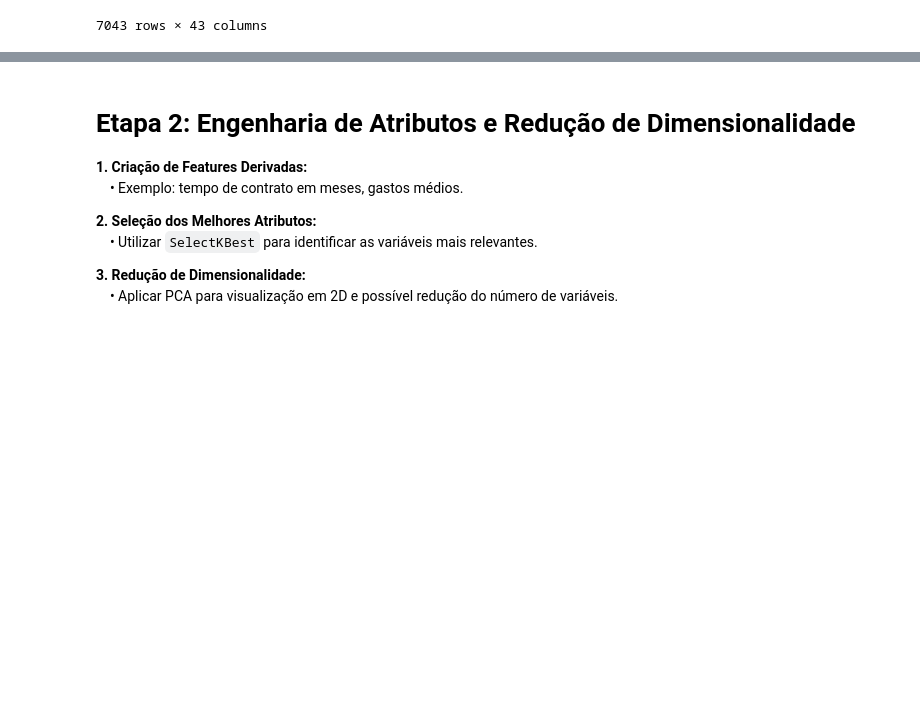
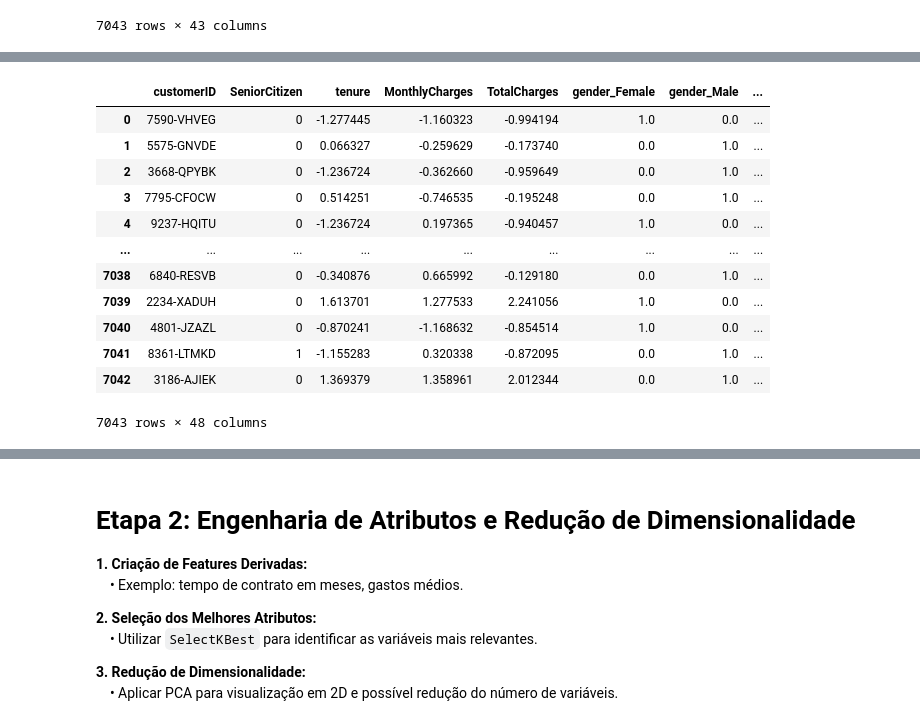
Before and after one commit to diego-albertino/Previsao-Churn, a Jupyter notebook: previsao_de_churn.ipynb, the cells around one changed output, grey strips where cells are left out. Drawn from its saved outputs; the diff is of its cells as text; code cells hidden in the pictures; blank space fills up the shorter version.

```diff
--- a/previsao_de_churn.ipynb
+++ b/previsao_de_churn.ipynb
@@ -187,3 +187,29 @@ dados
 # %%
 #  Escalonar variaveis numéricas
 from sklearn.preprocessing import StandardScaler
+
+# cria uma instância do StandardScaler
+scaler = StandardScaler()
+
+# seleciona as colunas numéricas
+colunas_numericas = ['tenure', 'MonthlyCharges', 'TotalCharges']
+
+# aplica o scaler nas colunas numéricas
+dados[colunas_numericas] = scaler.fit_transform(dados[colunas_numericas])
+
+# exibe o DataFrame com as colunas numéricas escalonadas
+display(dados)
+# %% [output]
+|  | customerID | SeniorCitizen | tenure | MonthlyCharges | TotalCharges | gender_Female | gender_Male | ... |
+| 0 | 7590-VHVEG | 0 | -1.277445 | -1.160323 | -0.994194 | 1.0 | 0.0 | ... |
+| 1 | 5575-GNVDE | 0 | 0.066327 | -0.259629 | -0.173740 | 0.0 | 1.0 | ... |
+| 2 | 3668-QPYBK | 0 | -1.236724 | -0.362660 | -0.959649 | 0.0 | 1.0 | ... |
+| 3 | 7795-CFOCW | 0 | 0.514251 | -0.746535 | -0.195248 | 0.0 | 1.0 | ... |
+| 4 | 9237-HQITU | 0 | -1.236724 | 0.197365 | -0.940457 | 1.0 | 0.0 | ... |
+| ... | ... | ... | ... | ... | ... | ... | ... | ... |
+| 7038 | 6840-RESVB | 0 | -0.340876 | 0.665992 | -0.129180 | 0.0 | 1.0 | ... |
+| 7039 | 2234-XADUH | 0 | 1.613701 | 1.277533 | 2.241056 | 1.0 | 0.0 | ... |
+| 7040 | 4801-JZAZL | 0 | -0.870241 | -1.168632 | -0.854514 | 1.0 | 0.0 | ... |
+| 7041 | 8361-LTMKD | 1 | -1.155283 | 0.320338 | -0.872095 | 0.0 | 1.0 | ... |
+| 7042 | 3186-AJIEK | 0 | 1.369379 | 1.358961 | 2.012344 | 0.0 | 1.0 | ... |
+7043 rows × 48 columns
```
Also changed, not shown: parts of 2 cells of this notebook.
